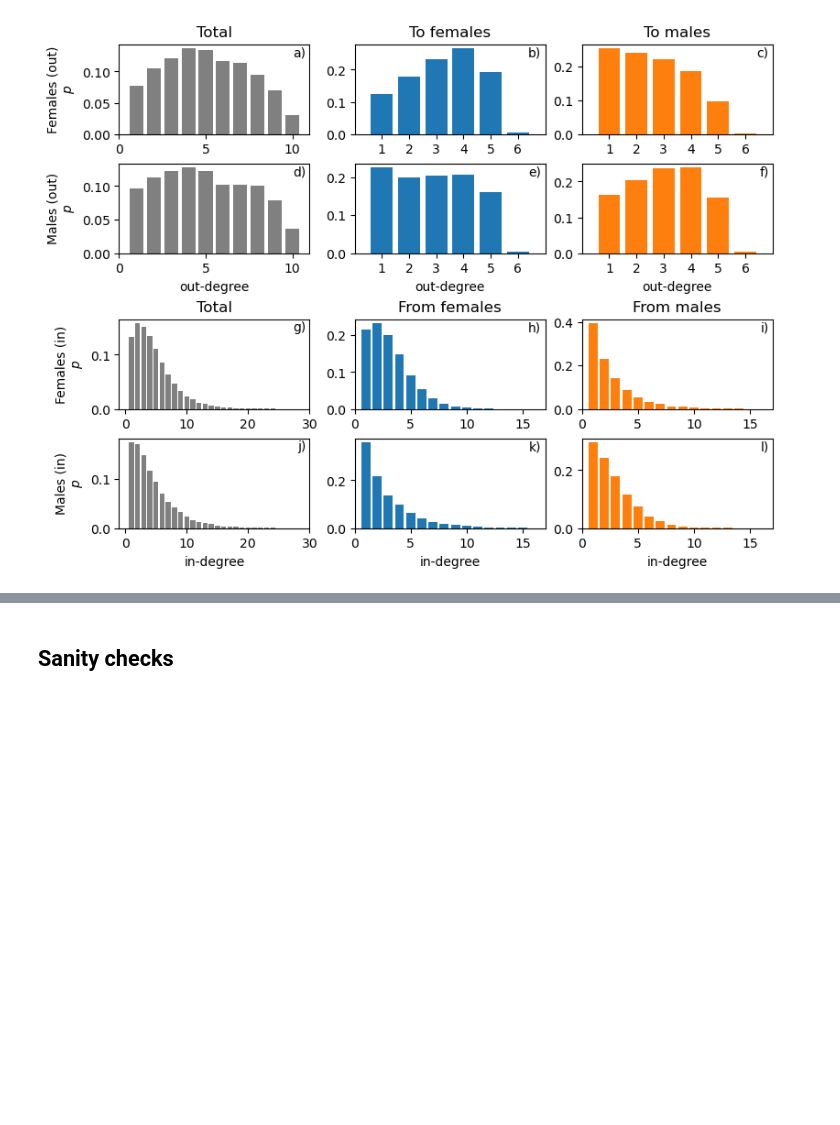
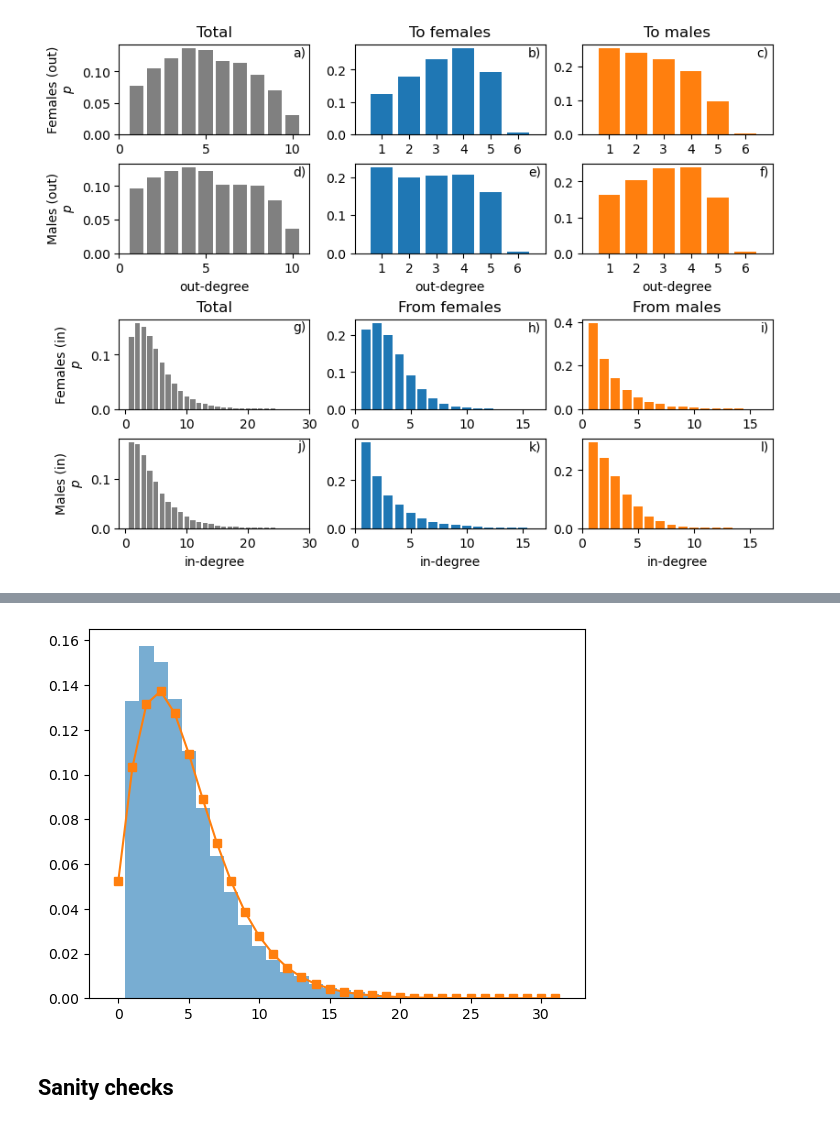
Before and after one commit to CSHVienna/multidimensional_social_interactions_paper, a Jupyter notebook: Fig_degree_distributions.ipynb, the cells around one changed output, grey strips where cells are left out. Cells and saved outputs as stored; diff of their text form; code cells hidden in the pictures; blank space fills up the shorter version.

```diff
--- a/Fig_degree_distributions.ipynb
+++ b/Fig_degree_distributions.ipynb
@@ -394,3 +471,22 @@ plt.show()
+# %%
+## In case reviewer insists on hetergoneity of degree. Methods from: https://chatgpt.com/c/68b57067-92ac-8327-86ac-494d37bbea80
+
+from scipy.stats import nbinom
+
+mu = np.mean(data)
+# get alpha / size from statsmodels (check nb_model.params / nb_model.scale)
+alpha = nb_model.params.get('alpha', None)  # API may differ; check nb_model.summary()
+# alternative: estimate r (size) and p from method of moments:
+var = np.var(data)
+x = np.arange(0, np.max(data)+1)
+plt.hist(data, bins=np.arange(0, np.max(data)+2)-0.5, density=True, alpha=0.6)
+if var > mu:
+    r = mu**2 / (var - mu)    # r = shape
+    p = r/(r+mu)              # success probability
+    pmf_nb = nbinom.pmf(x, r, p)
+    plt.plot(x, pmf_nb, 's-', label='NegBin (MoM)')
+# %% [output]
+[figure, added]
 # %% [markdown]
 ## Sanity checks
 # %%
```
Also changed, not shown: parts of 7 cells of this notebook, 4 other files.
